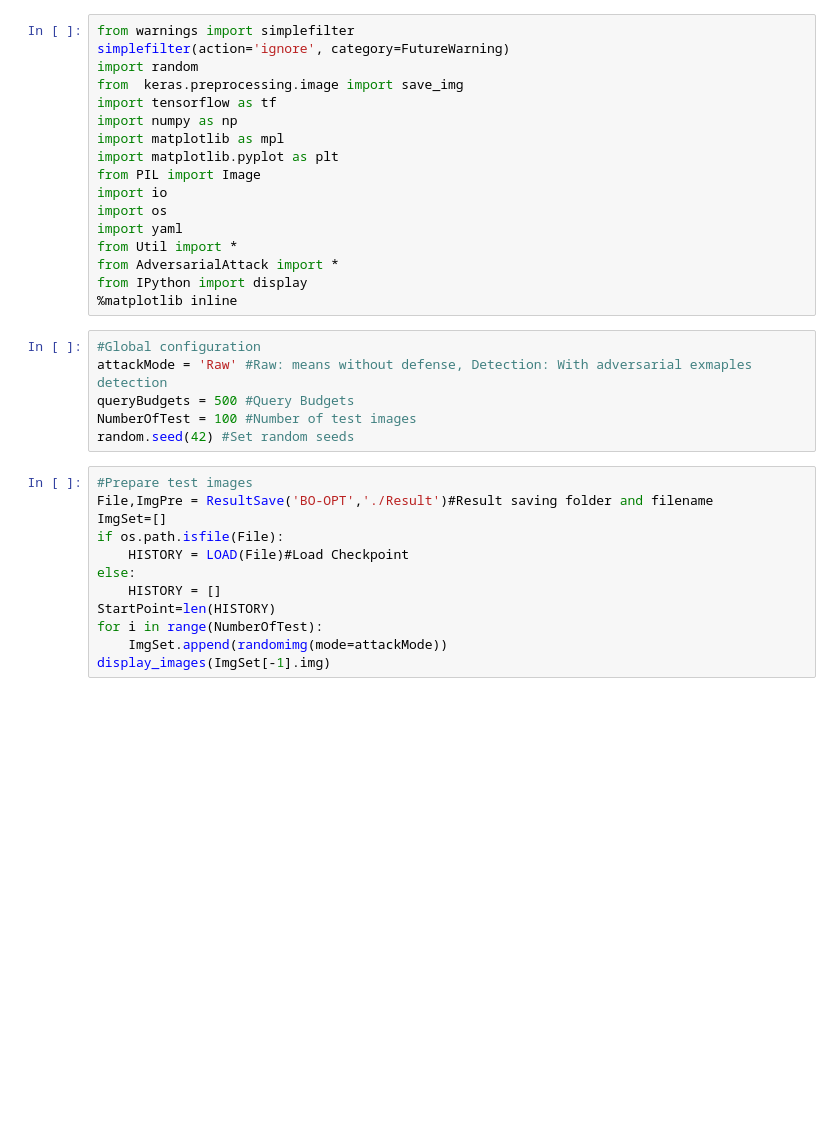
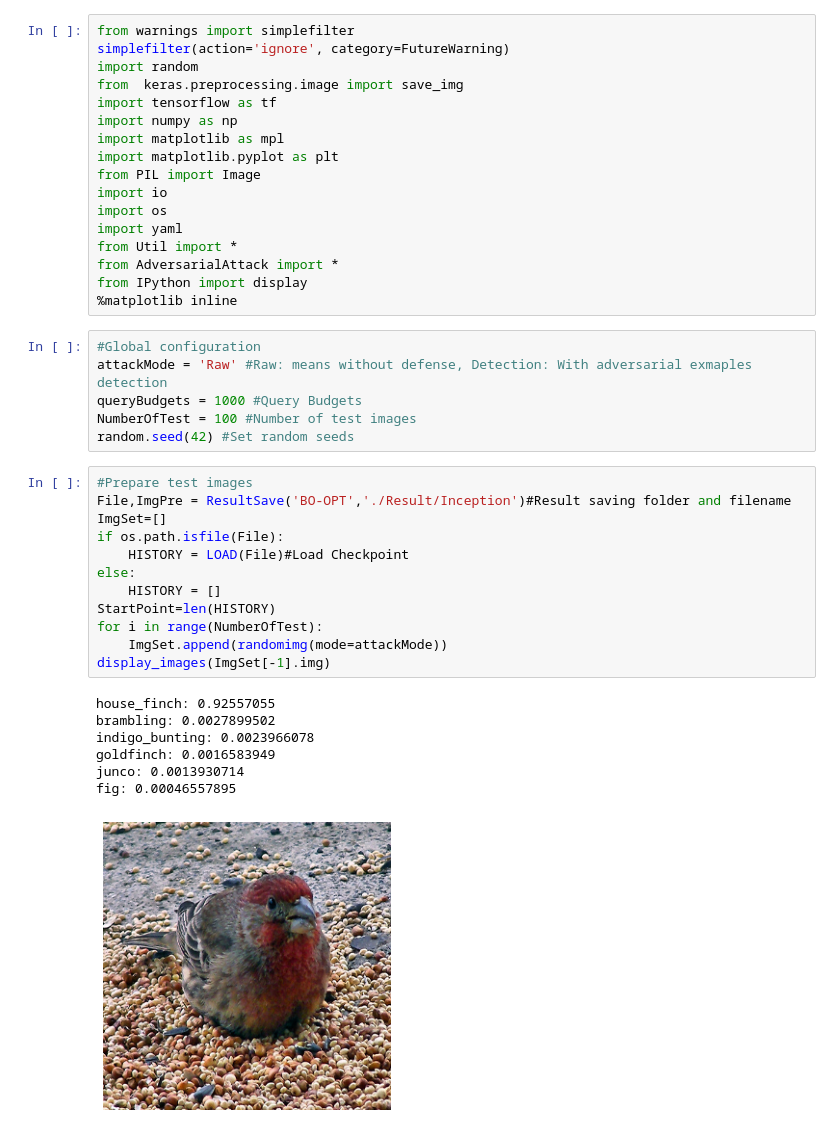
Before and after one commit to zzs1324/QE-DBA, a Jupyter notebook: Evaluation/PerformanceEvaluation.ipynb, the cells around one changed output. Saved outputs shown, nothing was run; the diff lists cells and outputs as text; blank space fills up the shorter version.

```diff
--- a/Evaluation/PerformanceEvaluation.ipynb
+++ b/Evaluation/PerformanceEvaluation.ipynb
@@ -18,21 +18,29 @@ from IPython import display
 # %%
 #Global configuration
 attackMode = 'Raw' #Raw: means without defense, Detection: With adversarial exmaples detection
-queryBudgets = 500 #Query Budgets
+queryBudgets = 1000 #Query Budgets
 NumberOfTest = 100 #Number of test images
 random.seed(42) #Set random seeds
 # %%
 #Prepare test images
-File,ImgPre = ResultSave('BO-OPT','./Result')#Result saving folder and filename
+File,ImgPre = ResultSave('BO-OPT','./Result/Inception')#Result saving folder and filename
 ImgSet=[]
 if os.path.isfile(File):
     HISTORY = LOAD(File)#Load Checkpoint
 else:
     HISTORY = []
 StartPoint=len(HISTORY)
 for i in range(NumberOfTest):
     ImgSet.append(randomimg(mode=attackMode))
 display_images(ImgSet[-1].img)
+# %% [output]
+house_finch: 0.92557055
+brambling: 0.0027899502
+indigo_bunting: 0.0023966078
+goldfinch: 0.0016583949
+junco: 0.0013930714
+fig: 0.00046557895
+[figure, added]
 # %%
 #Run the experiments
 noiseGenerator = 'perlin'#Options: perlin; gabor; BICU; BILI; CLUSTER; NN
```
Also changed, not shown: parts of 3 cells of this notebook.
